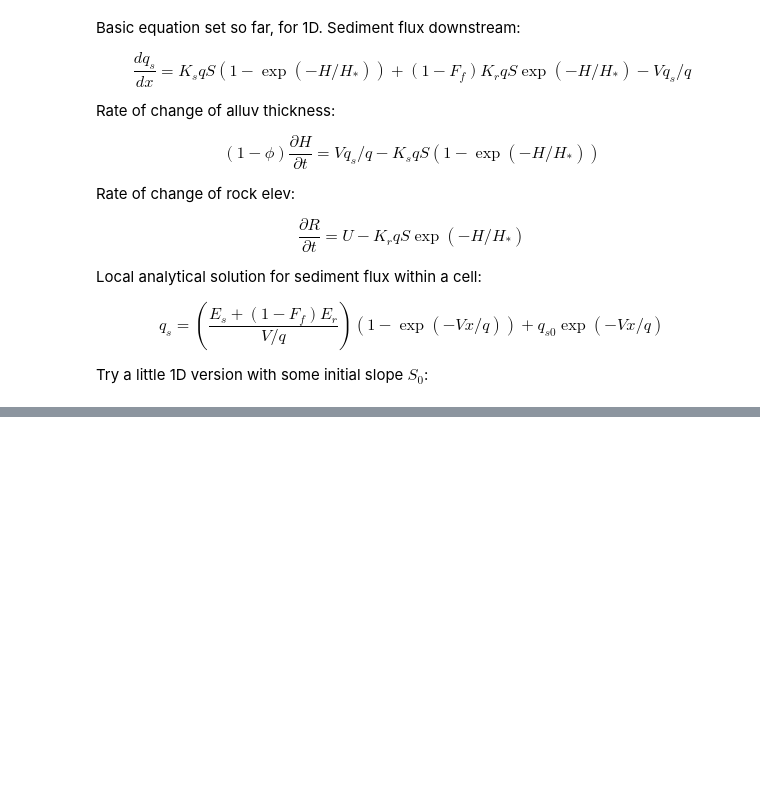
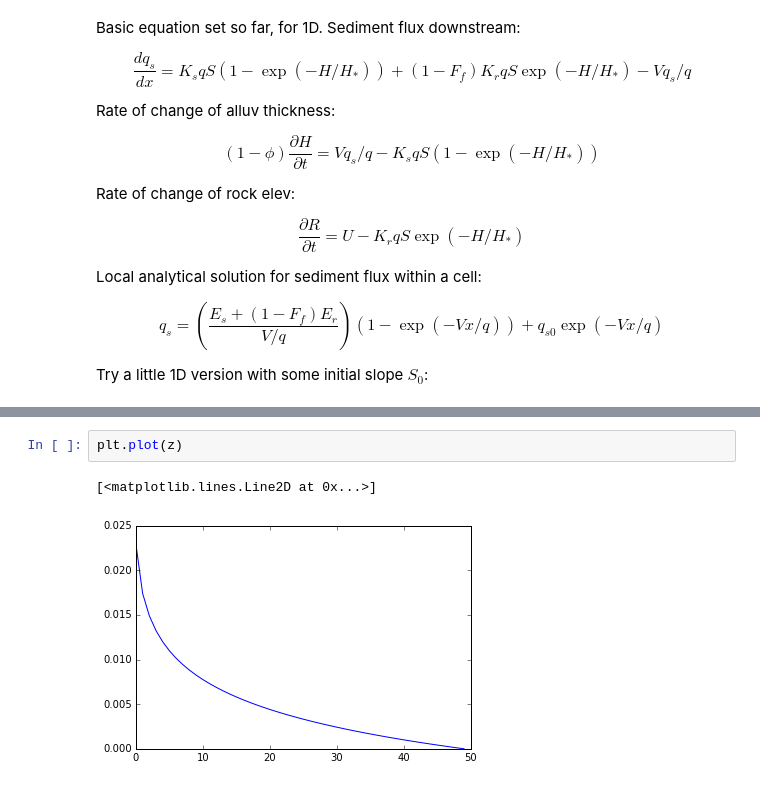
Before and after one commit to gregtucker/fluvial_erosion_theory, a Jupyter notebook: Local_analytical_solution_H.ipynb, the cells around one changed output, grey strips where cells are left out. Cells and saved outputs as stored; diff of their text form; blank space fills up the shorter version.

```diff
--- a/Local_analytical_solution_H.ipynb
+++ b/Local_analytical_solution_H.ipynb
@@ -93,0 +110,5 @@ num_time_steps
+# %%
+plt.plot(z)
+# %% [output]
+[<matplotlib.lines.Line2D at 0x...>]
+[figure, added]
```
Also changed, not shown: parts of 11 cells of this notebook.
